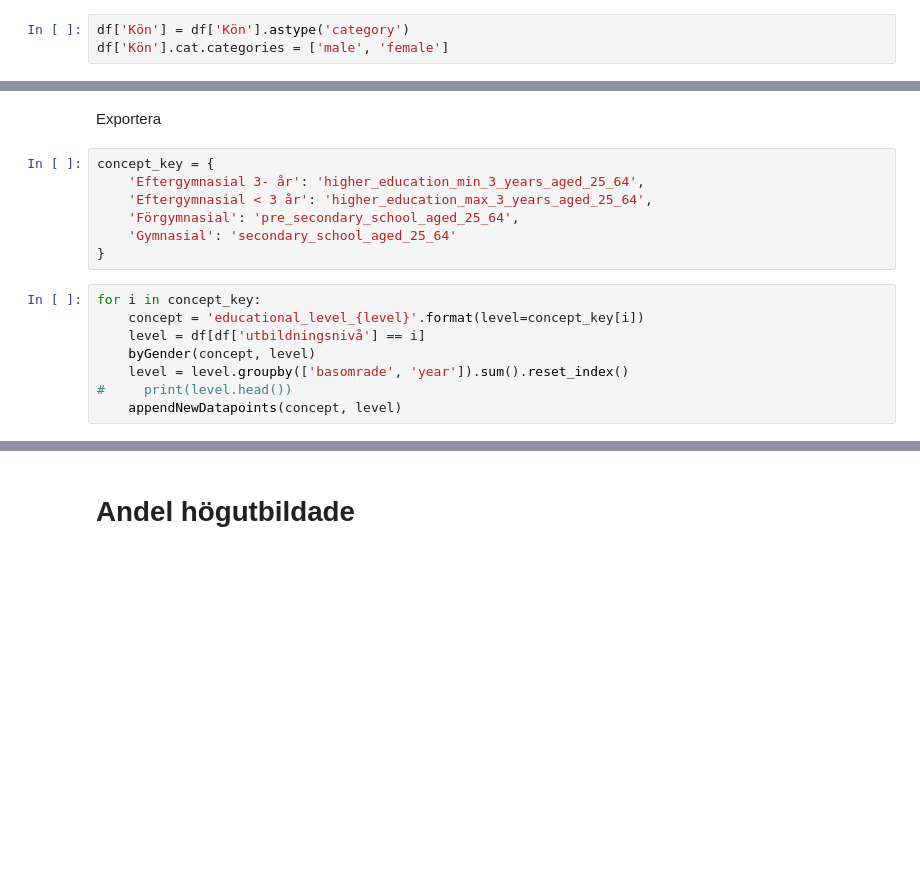
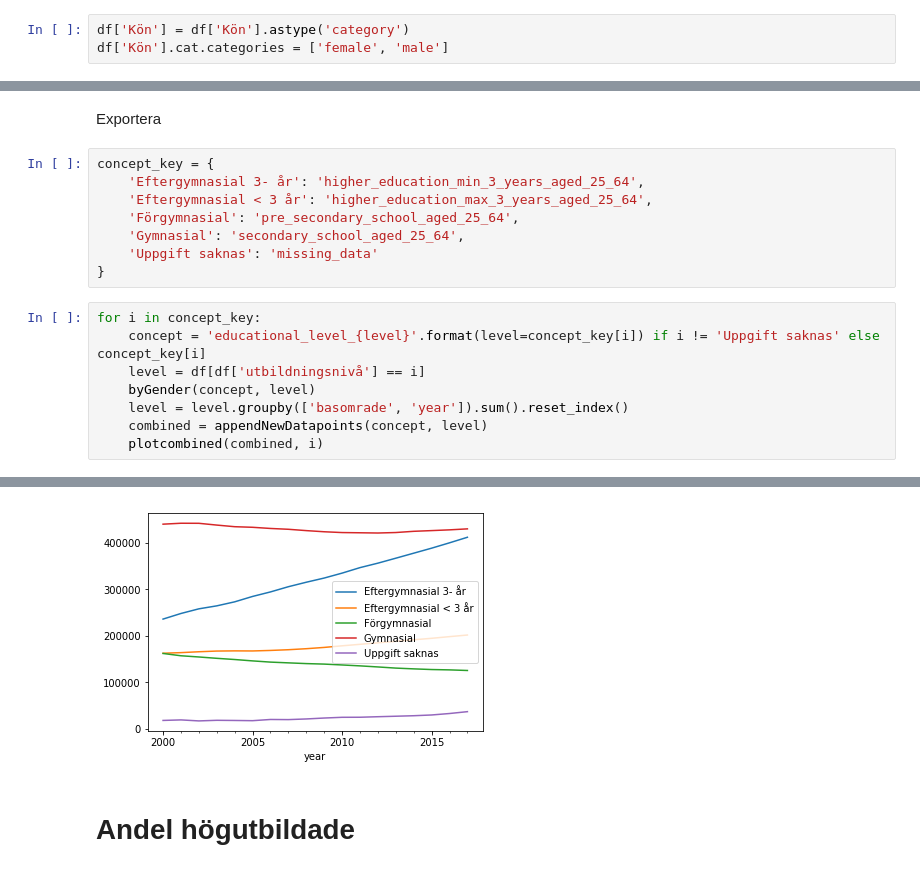
Before and after one commit to geoinfobyran/sodertornsmodellen-update, a Jupyter notebook: educational_level.ipynb, the cells around one changed output, grey strips where cells are left out. Cells and saved outputs as stored; diff of their text form; blank space fills up the shorter version.

Commit message:
correct calculation of higher education rate. plot results for quick visual check together with old data

```diff
--- a/educational_level.ipynb
+++ b/educational_level.ipynb
@@ -73,4 +73,4 @@ df = df.rename(columns={'gender':'Kön'})
 Sätt `Kön` till en pandas category
 # %%
 df['Kön'] = df['Kön'].astype('category')
-df['Kön'].cat.categories = ['male', 'female']
+df['Kön'].cat.categories = ['female', 'male']
@@ -83,14 +93,15 @@ concept_key = {
     'Eftergymnasial 3- år': 'higher_education_min_3_years_aged_25_64',
     'Eftergymnasial < 3 år': 'higher_education_max_3_years_aged_25_64',
     'Förgymnasial': 'pre_secondary_school_aged_25_64',
-    'Gymnasial': 'secondary_school_aged_25_64'
+    'Gymnasial': 'secondary_school_aged_25_64',
+    'Uppgift saknas': 'missing_data'
 }
 # %%
 for i in concept_key:
-    concept = 'educational_level_{level}'.format(level=concept_key[i])
+    concept = 'educational_level_{level}'.format(level=concept_key[i]) if i != 'Uppgift saknas' else concept_key[i]
     level = df[df['utbildningsnivå'] == i]
     byGender(concept, level)
     level = level.groupby(['basomrade', 'year']).sum().reset_index()
-#     print(level.head())
-    appendNewDatapoints(concept, level)
+    combined = appendNewDatapoints(concept, level)
+    plotcombined(combined, i)
 # %% [output]
@@ -114,3 +125,4 @@ Saved educational_level_secondary_school_aged_25_64 to ../ddf--sodertornsmodelle
+[figure, added]
 # %% [markdown]
 # Andel högutbildade
 # %%
```
Also changed, not shown: parts of 15 cells of this notebook.
